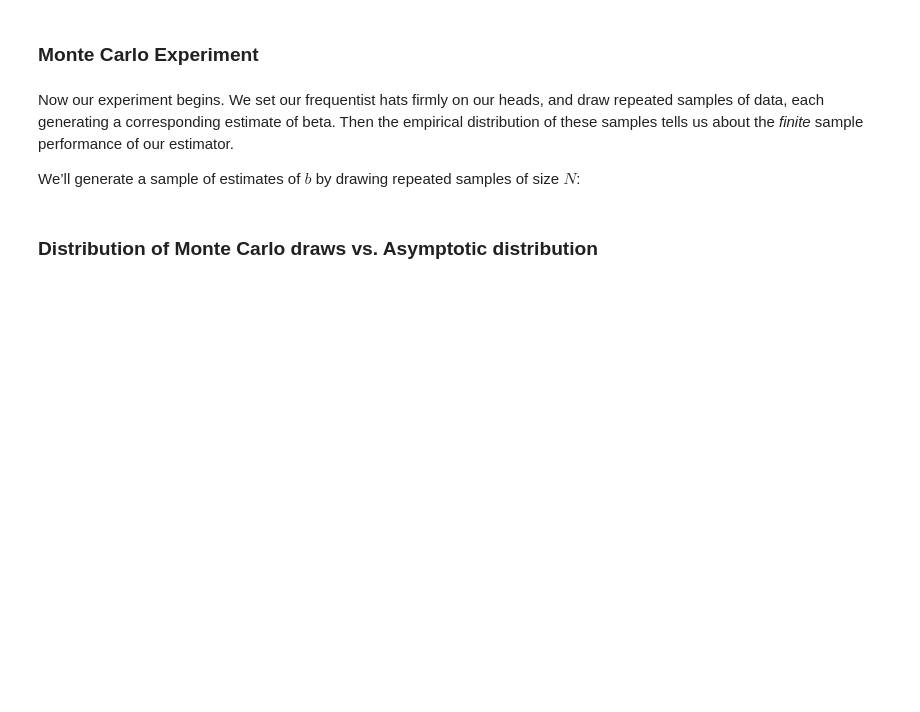
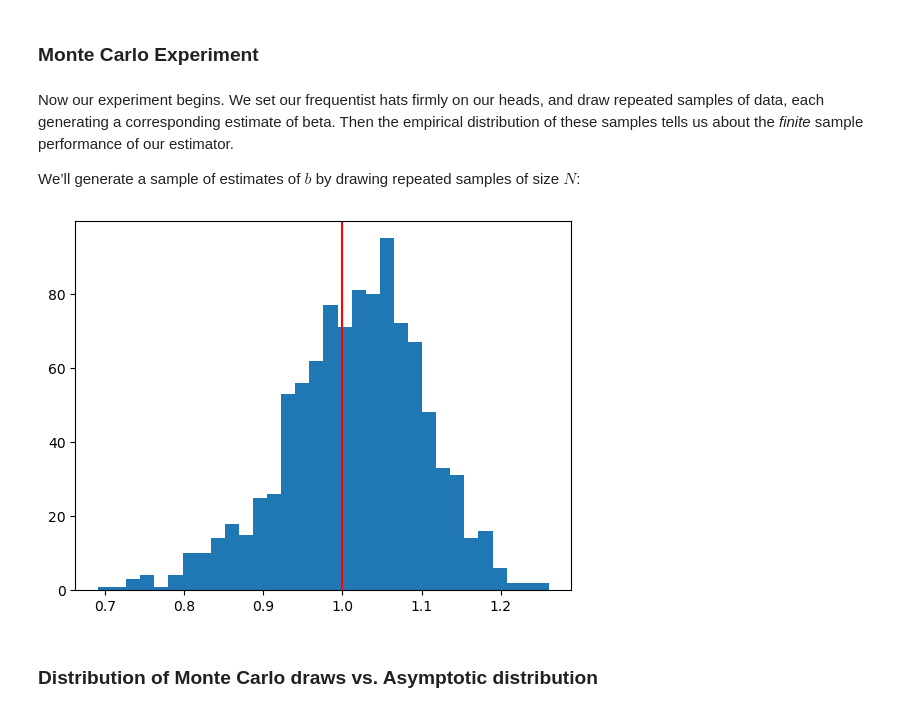
Before and after one commit to ligonteaching/ARE212_Materials, a Jupyter notebook: gmm_finite_samples.ipynb, the cells around one changed output. Cells and saved outputs as stored; diff of their text form; code cells hidden in the pictures; blank space fills up the shorter version.

```diff
--- a/gmm_finite_samples.ipynb
+++ b/gmm_finite_samples.ipynb
@@ -263,19 +288,21 @@ these samples tells us about the *finite* sample performance of our estimator.
 We&rsquo;ll generate a sample of estimates of $b$ by drawing repeated
 samples of size $N$:
 # %%
-N = 1000 # Sample size
+N = 100 # Sample size
 
 D = 1000 # Monte Carlo draws
 
 b_draws = []
 J_draws = []
 for d in range(D):
     soltn = two_step_gmm(dgp(N,*truth))
     b_draws.append(soltn.x)
     J_draws.append(soltn.fun)
 
 _ = plt.hist(b_draws,bins=int(np.ceil(np.sqrt(D))))
 _ = plt.axvline(beta,color='r')
+# %% [output]
+[figure, added]
 # %% [markdown]
 ### Distribution of Monte Carlo draws vs. Asymptotic distribution
 # %% [markdown]
```
Also changed, not shown: parts of 8 cells of this notebook.
